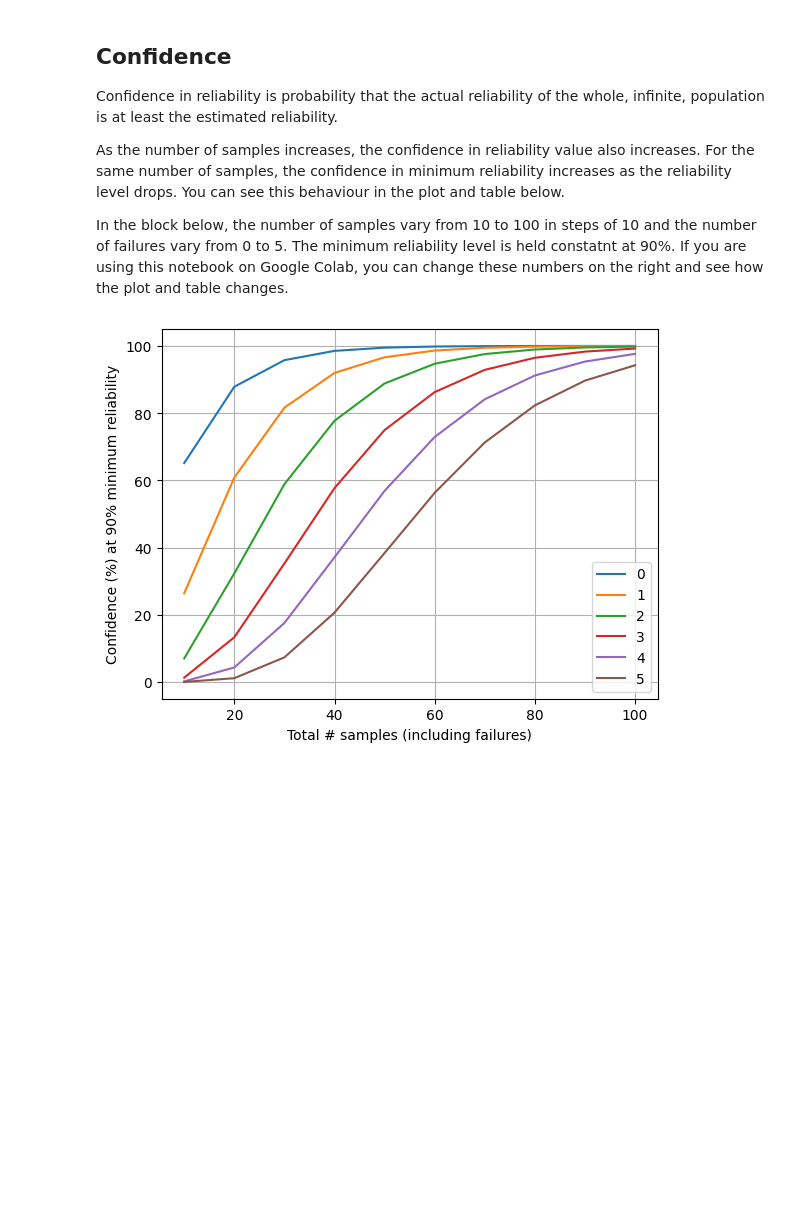
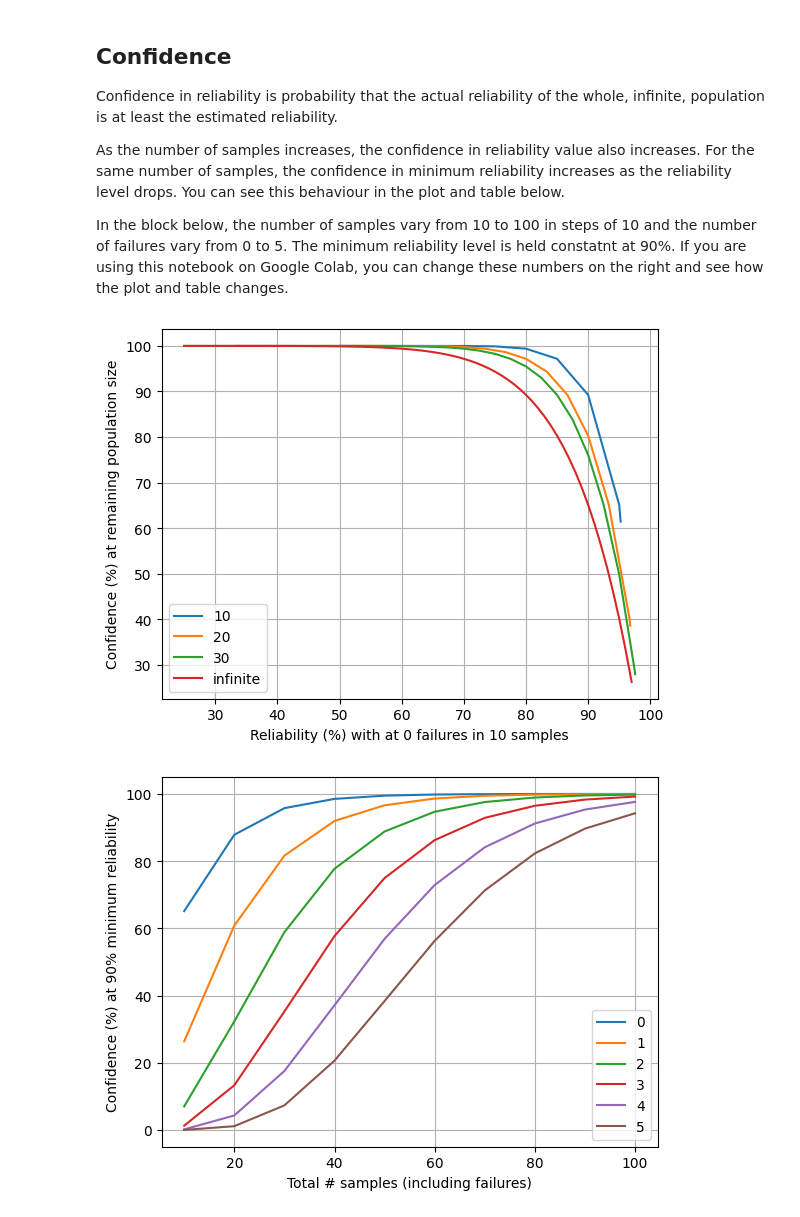
Before and after one commit to sanjaymjoshi/relistats_notebook, a Jupyter notebook: relistats_binomial_finite.ipynb, the cells around one changed output. Saved outputs shown, nothing was run; the diff lists cells and outputs as text; code cells hidden in the pictures; blank space fills up the shorter version.

```diff
--- a/relistats_binomial_finite.ipynb
+++ b/relistats_binomial_finite.ipynb
@@ -173,6 +102,44 @@ In the block below, the number of samples vary from 10 to 100 in steps of 10 and
 number of failures vary from 0 to 5. The minimum reliability level is held constatnt
 at 90%. If you are using this notebook on Google Colab, you can change these numbers on
 the right and see how the plot and table changes.
+# %%
+#@title Confidence computations { vertical-output: true }
+n = 10 #@param {type:"integer"}
+f = 0 #@param {type:"integer"}
+m_start = 10 #@param {type:"integer"}
+m_end = 30 #@param {type:"integer"}
+m_step = 10 #@param {type:"integer"}
+
+
+all_m = list(range(m_start, m_end+m_step, m_step))
+
+min_r = 1
+max_r = 0
+for m in all_m:
+  rr = []
+  cc = []
+  for d in range(m+1):
+    c, r2 = conf_fin(n, f, m, d)
+    cc.append(c*100)
+    rr.append(r2*100)
+    min_r = min(min_r, r2)
+    max_r = max(max_r, r2)
+    #print(n, f, r/100, m, c, r2)
+  plot_label = m if m is not None else "infinite"
+  plt.plot(rr, cc, label=plot_label)
+
+# Infinite samples
+r_step = 1
+all_r = range(int(min_r*100), int(max_r*100)+r_step, r_step)
+cc_inf = [confidence(n,f,r/100)*100 for r in all_r]
+plt.plot(all_r, cc_inf, label="infinite")
+plt.ylabel('Confidence (%) at remaining population size')
+plt.xlabel(f'Reliability (%) with at {f} failures in {n} samples')
+plt.legend()
+plt.grid()
+plt.show()
+# %% [output]
+[figure, added]
 # %%
 #@title Confidence calculations { vertical-output: true }
 n_start = 10 #@param {type:"integer"}
```
Also changed, not shown: parts of 3 cells of this notebook.
